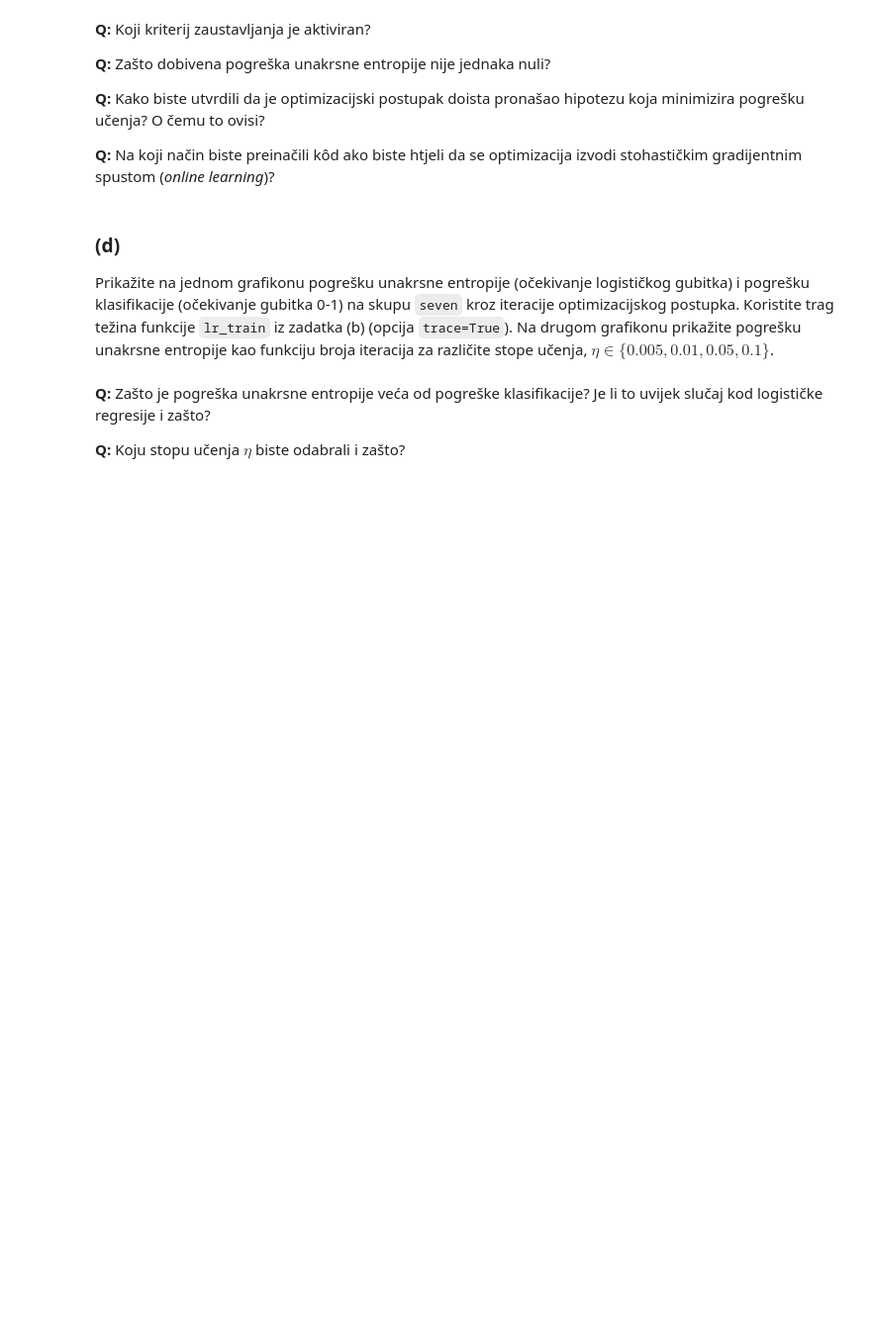
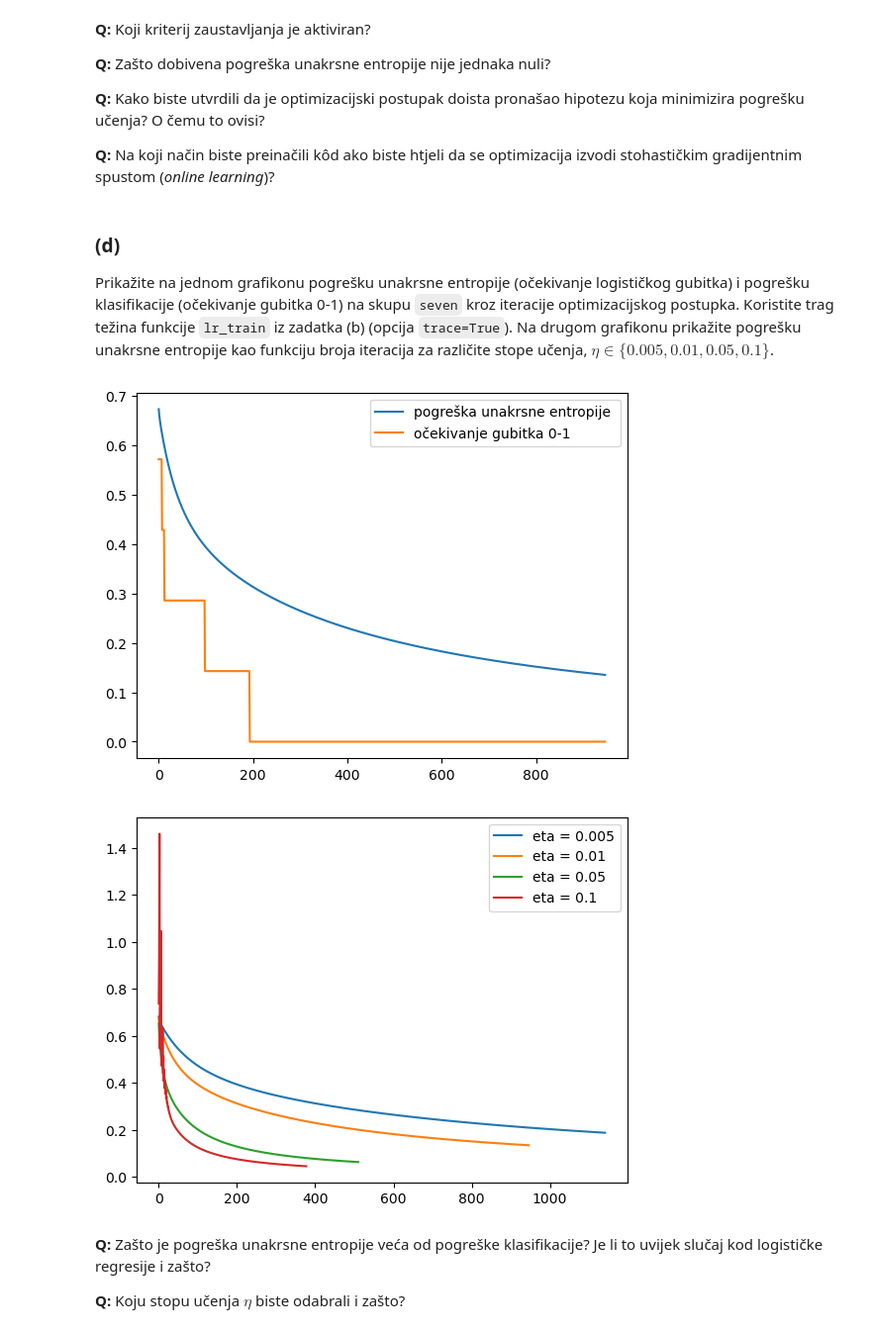
Before and after one commit to RobertoGrabovac/FER-StrojnoUcenje1, a Jupyter notebook: LAB2 - Linearni diskriminativni modeli i logisticka regresija.ipynb, the cells around one changed output. Shown at 99% size. Saved outputs shown, nothing was run; the diff lists cells and outputs as text; code cells hidden in the pictures; blank space fills up the shorter version.

```diff
--- a/LAB2 - Linearni diskriminativni modeli i logisticka regresija.ipynb
+++ b/LAB2 - Linearni diskriminativni modeli i logisticka regresija.ipynb
@@ -276,3 +330,30 @@ from sklearn.metrics import zero_one_loss
+# %%
+def predict(Phi,w):
+    predicted = lr_h(Phi,w)
+    result = []
+    for p in predicted:
+        if p >= 0.5:
+            result.append(1)
+        else:
+            result.append(0)
+    return result
+
+last_w, W_matrix = lr_train(seven_X,seven_y,trace=True)
+iterations = len(W_matrix)
+Phi = PolynomialFeatures(1).fit_transform(seven_X)
+plt.plot(range(0, iterations),[cross_entropy_error(seven_X,seven_y,w) for w in W_matrix],label=f'pogreška unakrsne entropije ')
+plt.plot(range(0,iterations), [zero_one_loss(seven_y,predict(Phi,w)) for w in W_matrix], label=f'očekivanje gubitka 0-1 ')
+plt.legend()
+plt.show()
+
+for eta in [0.005,0.01,0.05,0.1]:
+    last_w, W_matrix = lr_train(seven_X,seven_y,eta,trace=True)
+    iterations = len(W_matrix)
+    plt.plot(range(0,iterations),[cross_entropy_error(seven_X,seven_y,w) for w in W_matrix],label=f'eta = {eta}')
+    plt.legend()
+# %% [output]
+[figure, added]
+[figure, added]
 # %% [markdown]
 
 **Q:** Zašto je pogreška unakrsne entropije veća od pogreške klasifikacije? Je li to uvijek slučaj kod logističke regresije i zašto?
```
Also changed, not shown: parts of 11 cells of this notebook.
